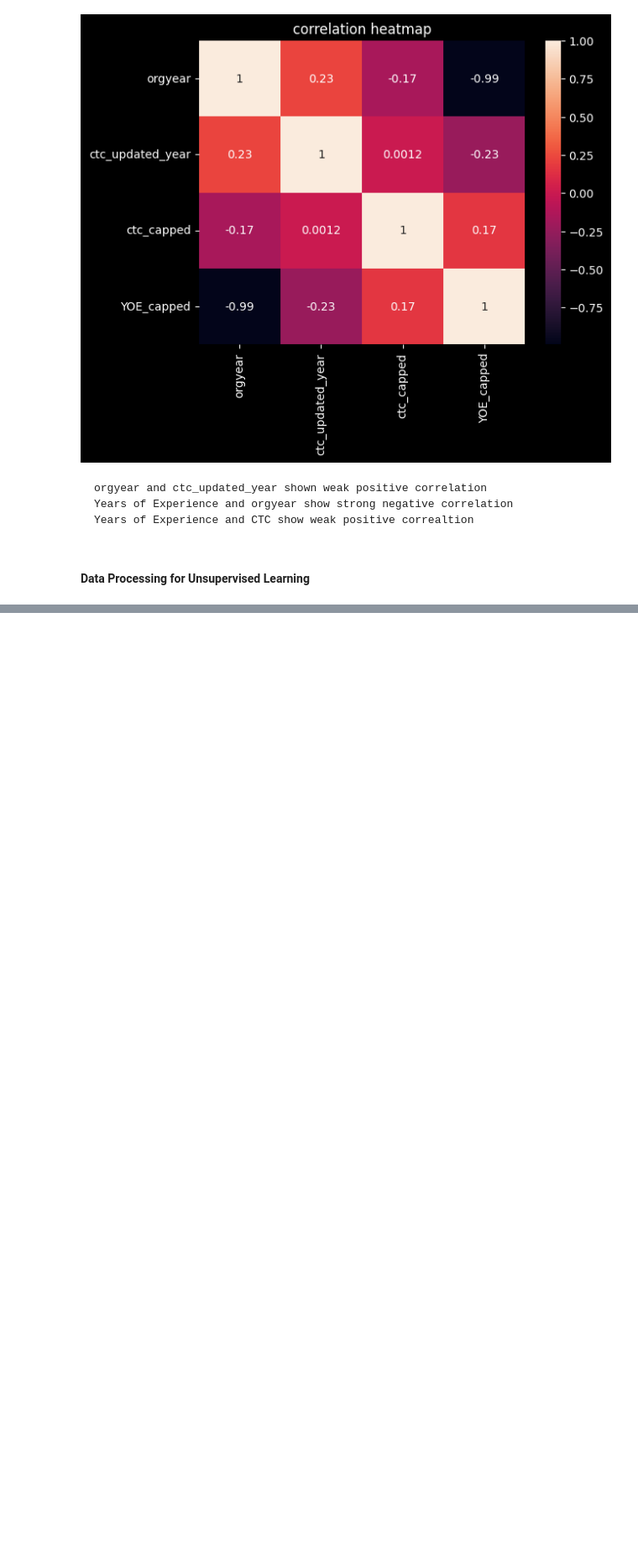
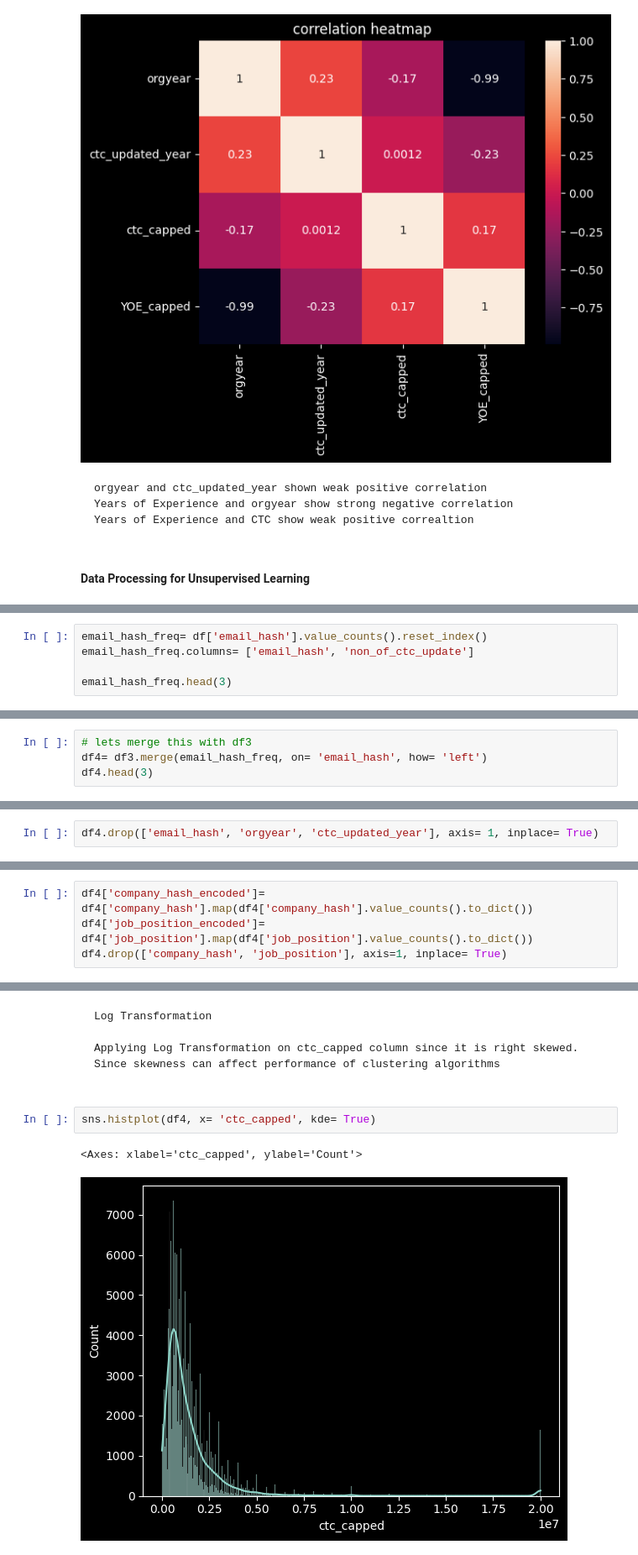
Before and after one commit to VDdotexe/Weekend_Scratching, a Jupyter notebook: case_studies/Clustering_CS.ipynb, the cells around one changed output, grey strips where cells are left out. Shown at 84% size. Cells and saved outputs as stored; diff of their text form; blank space fills up the shorter version.

````diff
--- a/case_studies/Clustering_CS.ipynb
+++ b/case_studies/Clustering_CS.ipynb
@@ -559,0 +568,5 @@ Years of Experience and CTC show weak positive correaltion
+# %%
+email_hash_freq= df['email_hash'].value_counts().reset_index()
+email_hash_freq.columns= ['email_hash', 'non_of_ctc_update']
+
+email_hash_freq.head(3)
@@ -559,0 +578,4 @@ Years of Experience and CTC show weak positive correaltion
+# %%
+# lets merge this with df3
+df4= df3.merge(email_hash_freq, on= 'email_hash', how= 'left')
+df4.head(3)
@@ -559,0 +587,2 @@ Years of Experience and CTC show weak positive correaltion
+# %%
+df4.drop(['email_hash', 'orgyear', 'ctc_updated_year'], axis= 1, inplace= True)
@@ -559,0 +608,4 @@ Years of Experience and CTC show weak positive correaltion
+# %%
+df4['company_hash_encoded']= df4['company_hash'].map(df4['company_hash'].value_counts().to_dict())
+df4['job_position_encoded']= df4['job_position'].map(df4['job_position'].value_counts().to_dict())
+df4.drop(['company_hash', 'job_position'], axis=1, inplace= True)
@@ -559,0 +619,12 @@ Years of Experience and CTC show weak positive correaltion
+# %% [markdown]
+```
+Log Transformation
+
+Applying Log Transformation on ctc_capped column since it is right skewed. Since skewness can affect performance of clustering algorithms
+
+```
+# %%
+sns.histplot(df4, x= 'ctc_capped', kde= True)
+# %% [output]
+<Axes: xlabel='ctc_capped', ylabel='Count'>
+[figure, added]
````
Also changed, not shown: parts of 25 cells of this notebook.
